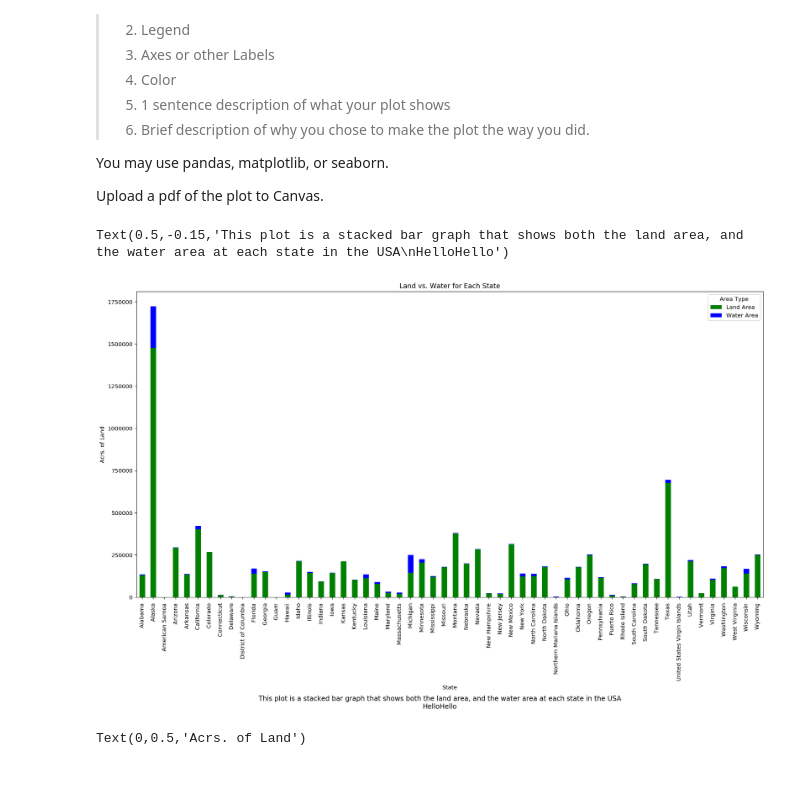
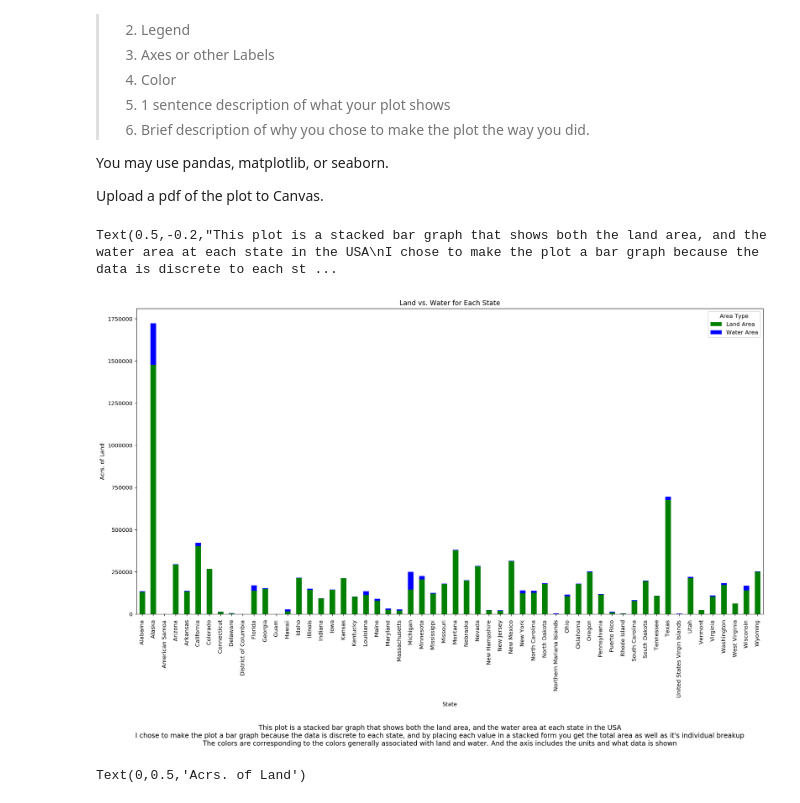
Before and after one commit to katielrink/ds_1300_notebooks, a Jupyter notebook: work/04_assignment.ipynb, the cells around one changed output. Saved outputs shown, nothing was run; the diff lists cells and outputs as text; code cells hidden in the pictures; blank space fills up the shorter version.

```diff
--- a/work/04_assignment.ipynb
+++ b/work/04_assignment.ipynb
@@ -28,25 +28,25 @@ warnings.simplefilter(action='ignore', category=FutureWarning)
 # %%
 #Creating Dataset
 df = pd.read_csv('../data/state_facts.tsv',delimiter="\t")
 
 #Creating Plot - Showing side by side land and water for each State
 ax = df.plot.bar(x='State', y=['Area_land','Area_water'], stacked=True, title='Land vs. Water for Each State', color = ['Green', 'Blue'], figsize=(20,10))
 
 #Add legend
 plt.legend(['Land Area', 'Water Area'], loc='upper right', title='Area Type')
 
 #Add axes
 ax.set_xlabel("State")
 ax.set_ylabel("Acrs. of Land")
 
 #Add description of plot, then description of decisions
 txt="This plot is a stacked bar graph that shows both the land area, and the water area at each state in the USA\n"
-text+="I chose to make the plot a bar graph because the data is discrete to each state, and by placing each value in a stacked form you get the total area as well as it's individual breakup\n"
-text+=""
-plt.figtext(0.5, -.15, txt, wrap=True, horizontalalignment='center', fontsize=12)
+txt+="I chose to make the plot a bar graph because the data is discrete to each state, and by placing each value in a stacked form you get the total area as well as it's individual breakup\n"
+txt+="The colors are corresponding to the colors generally associated with land and water. And the axis includes the units and what data is shown"
+plt.figtext(0.5, -.2, txt, wrap=True, horizontalalignment='center', fontsize=12)
 # %% [output]
-Text(0.5,-0.15,'This plot is a stacked bar graph that shows both the land area, and the water area at each state in the USA\nHelloHello')
+Text(0.5,-0.2,"This plot is a stacked bar graph that shows both the land area, and the water area at each state in the USA\nI chose to make the plot a bar graph because the data is discrete to each st ...
-[figure, old version]
+[figure, new version]
 # %%
 #Remove large data points to I can see the small ones
 subset = df.loc[(df['Area_land'] < 500000) & (df['Area_water'] < 500000)]
```
